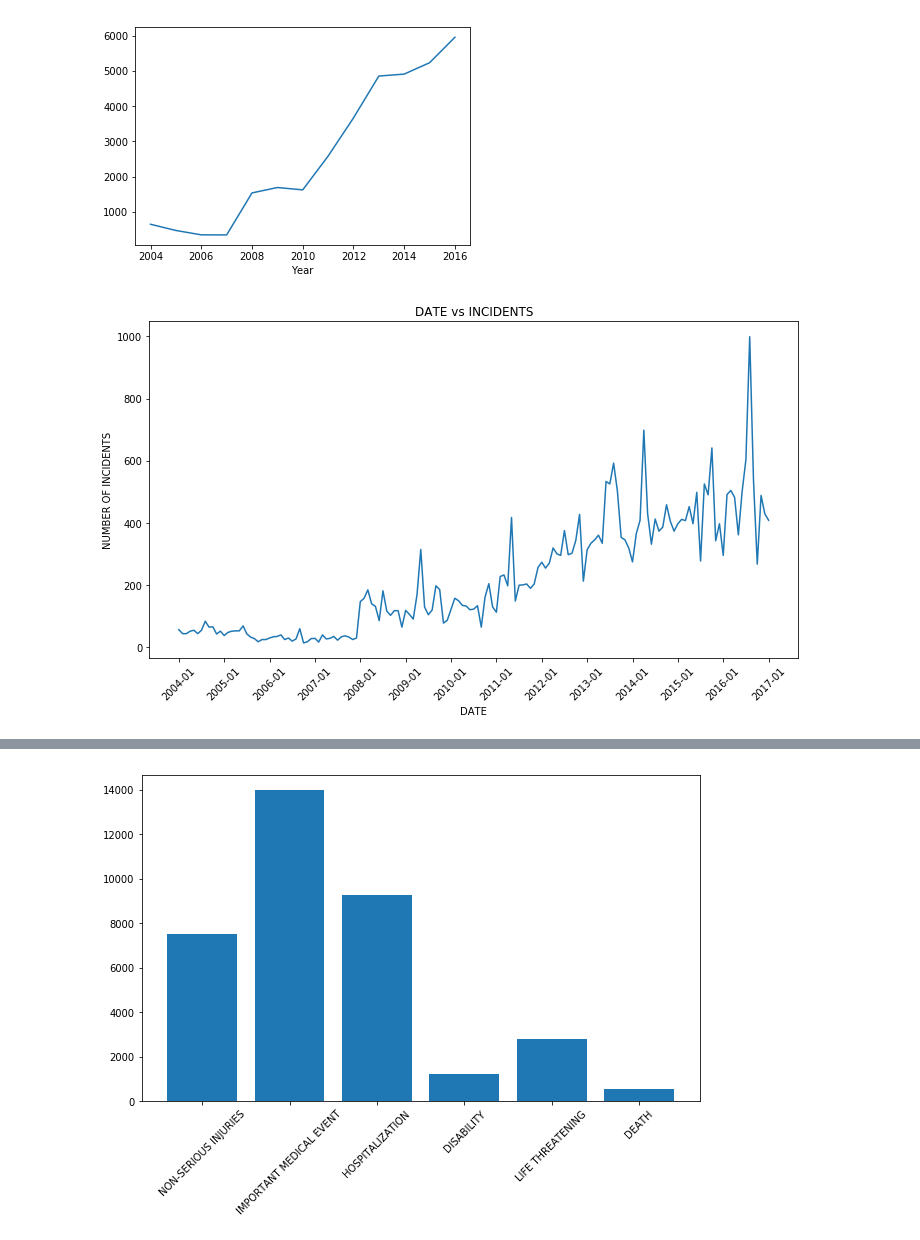
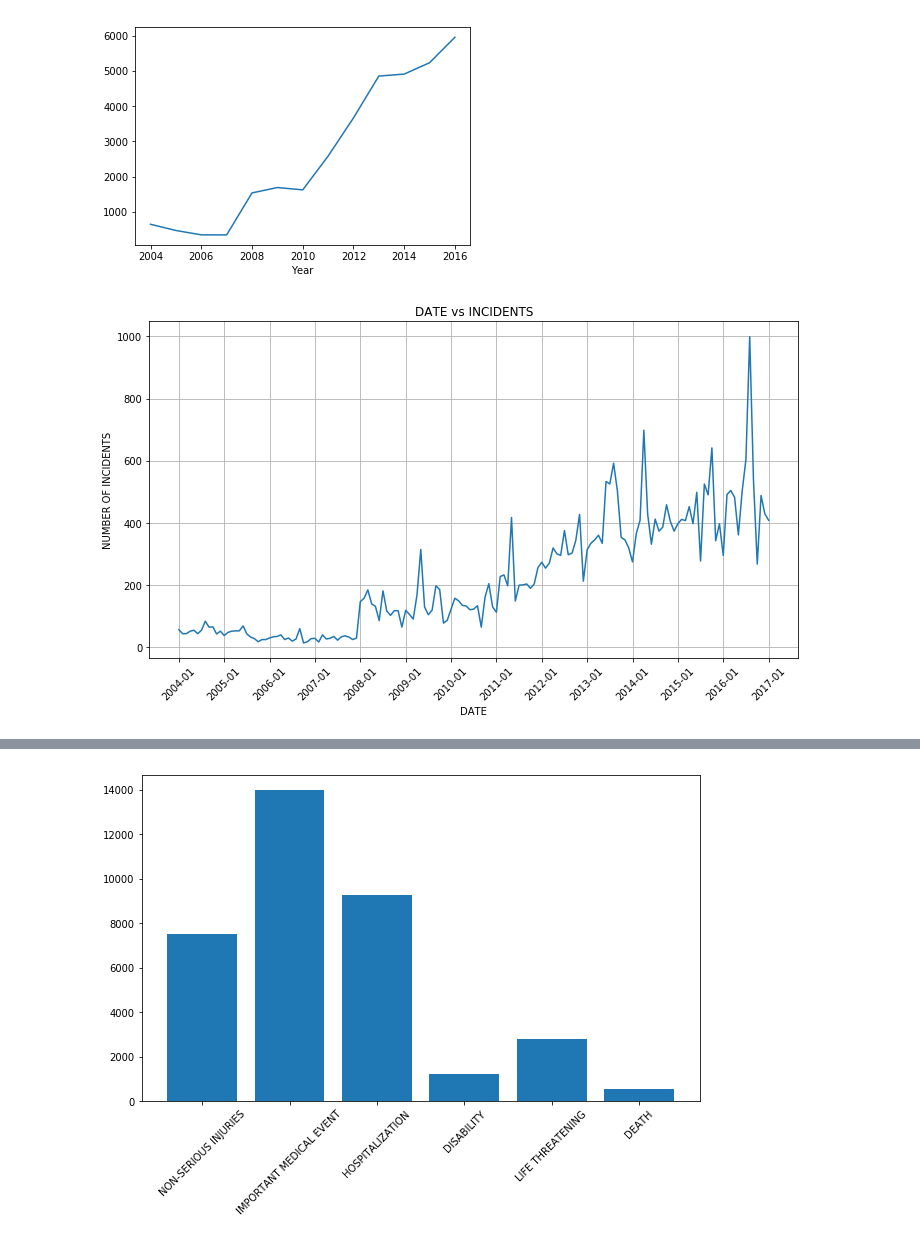
Before and after one commit to ying-li-python/Vita-Mine, a Jupyter notebook: PROJECT.ipynb, the cells around one changed output, grey strips where cells are left out. Saved outputs shown, nothing was run; the diff lists cells and outputs as text; code cells hidden in the pictures.

```diff
--- a/PROJECT.ipynb
+++ b/PROJECT.ipynb
@@ -176,17 +182,18 @@ df1.reset_index(inplace=True)
 # %%
 fig, ax = plt.subplots(figsize=(10,6))
 ax.plot_date(df1["Year/Month"], c2016, '-')
 plt.xticks(rotation=45)
 loc = ticker.MultipleLocator(base=12) # this locator puts ticks at regular intervals
 ax.xaxis.set_major_locator(loc)
 plt.title("DATE vs INCIDENTS")
 plt.ylabel("NUMBER OF INCIDENTS")
 plt.xlabel("DATE")
 plt.tight_layout()
+plt.grid()
 plt.savefig('Image/DATEvsINCIDENTS.png')
 plt.show()
 # %% [output]
-[figure, old version]
+[figure, new version]
 # %%
 #from graph above, we see that the # of incident vs time follows geometric brownian motion
 #so we will use monte carlo method to simulate the # of incident each month for next 10 years
```
Also changed, not shown: parts of 10 cells of this notebook, 3 other files.
